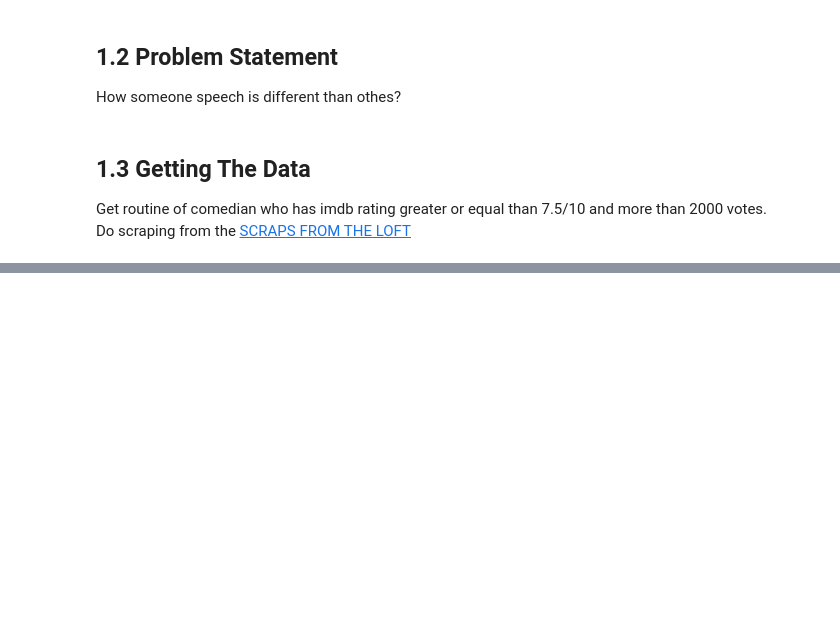
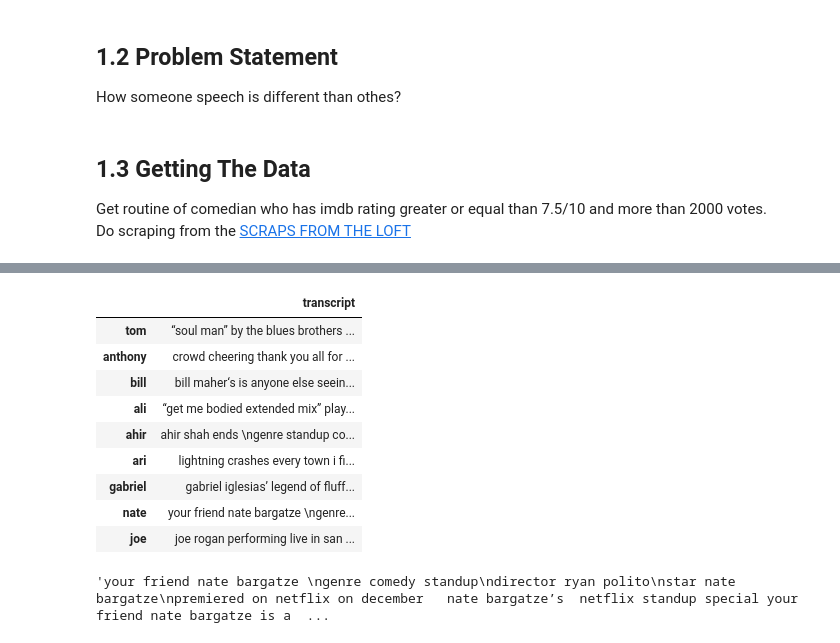
Before and after one commit to VED-PRAKA5H/nlp-demo, a Jupyter notebook: data_cleaning.ipynb, the cells around one changed output, grey strips where cells are left out. Saved outputs shown, nothing was run; the diff lists cells and outputs as text; code cells hidden in the pictures; blank space fills up the shorter version.

```diff
--- a/data_cleaning.ipynb
+++ b/data_cleaning.ipynb
@@ -75,0 +145,40 @@ soup.find('p',class_='post-content')
+# %%
+# Apply a first round of text cleaning techniques
+import re
+import string
+
+def clean_text_round1(text):
+    """Make text lowercase, remove text in square brackets, remove punctuation, etc."""
+    text = text.lower()
+    text = text.replace("…","")
+    # Remove text inside square brackets
+    text = re.sub(r'[.*?]', '', text)
+
+    # Remove punctuation
+    text = re.sub(r'[%s]' % re.escape(string.punctuation), '', text)
+
+    # Remove words containing numbers
+    text = re.sub(r'\w*\d\w*', '', text)
+
+    return text
+
+round1 = lambda x : clean_text_round1(x)
+# %%
+# Lets take a look at the updated text
+data_clean = pd.DataFrame(df.transcript.apply(round1))
+data_clean
+# %% [output]
+|  | transcript |
+| tom | “soul man” by the blues brothers ... |
+| anthony | crowd cheering thank you all for ... |
+| bill | bill maher‘s is anyone else seein... |
+| ali | “get me bodied extended mix” play... |
+| ahir | ahir shah ends \ngenre standup co... |
+| ari | lightning crashes every town i fi... |
+| gabriel | gabriel iglesias’ legend of fluff... |
+| nate | your friend nate bargatze \ngenre... |
+| joe | joe rogan performing live in san ... |
+# %%
+data_clean.transcript.loc['nate']
+# %% [output]
+'your friend nate bargatze \ngenre comedy standup\ndirector ryan polito\nstar nate bargatze\npremiered on netflix on december   nate bargatze’s  netflix standup special your friend nate bargatze is a  ...
```
Also changed, not shown: parts of 30 cells of this notebook.
